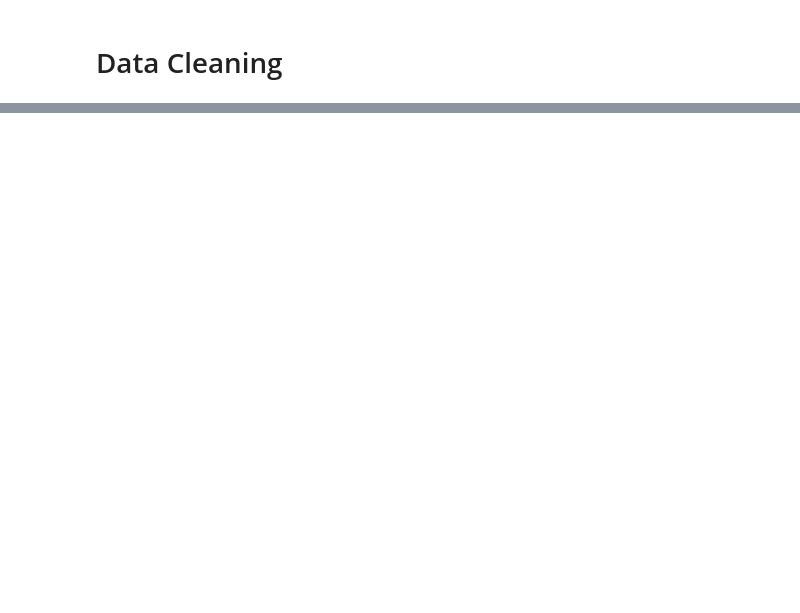
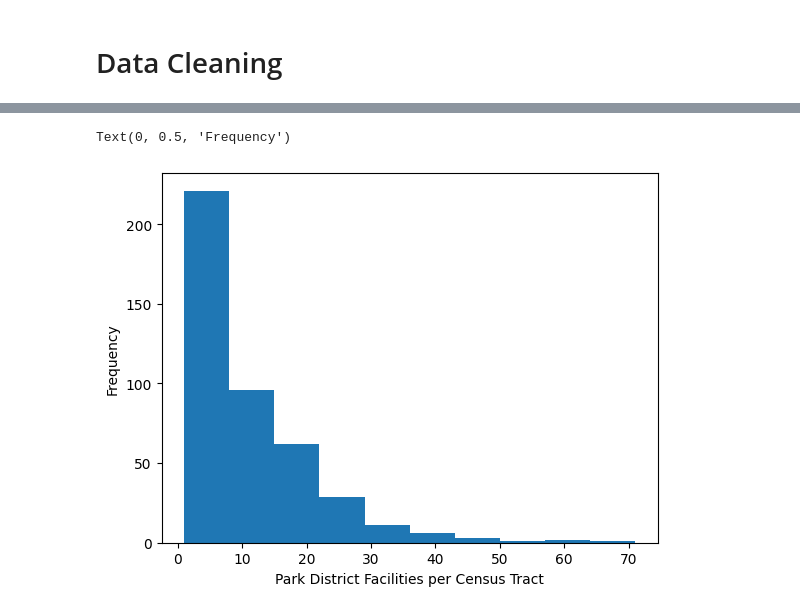
Before and after one commit to ZaynJK/ECON491ML, a Jupyter notebook: crime_vs_avgPrice.ipynb, the cells around one changed output, grey strips where cells are left out. Drawn from its saved outputs; the diff is of its cells as text; code cells hidden in the pictures; blank space fills up the shorter version.

```diff
--- a/crime_vs_avgPrice.ipynb
+++ b/crime_vs_avgPrice.ipynb
@@ -75,0 +129,7 @@ plt.show()
+# %%
+plt.hist(df['park_counts'])
+plt.xlabel("Park District Facilities per Census Tract")
+plt.ylabel("Frequency")
+# %% [output]
+Text(0, 0.5, 'Frequency')
+[figure, added]
```
Also changed, not shown: parts of 27 cells of this notebook, 3 other files.
